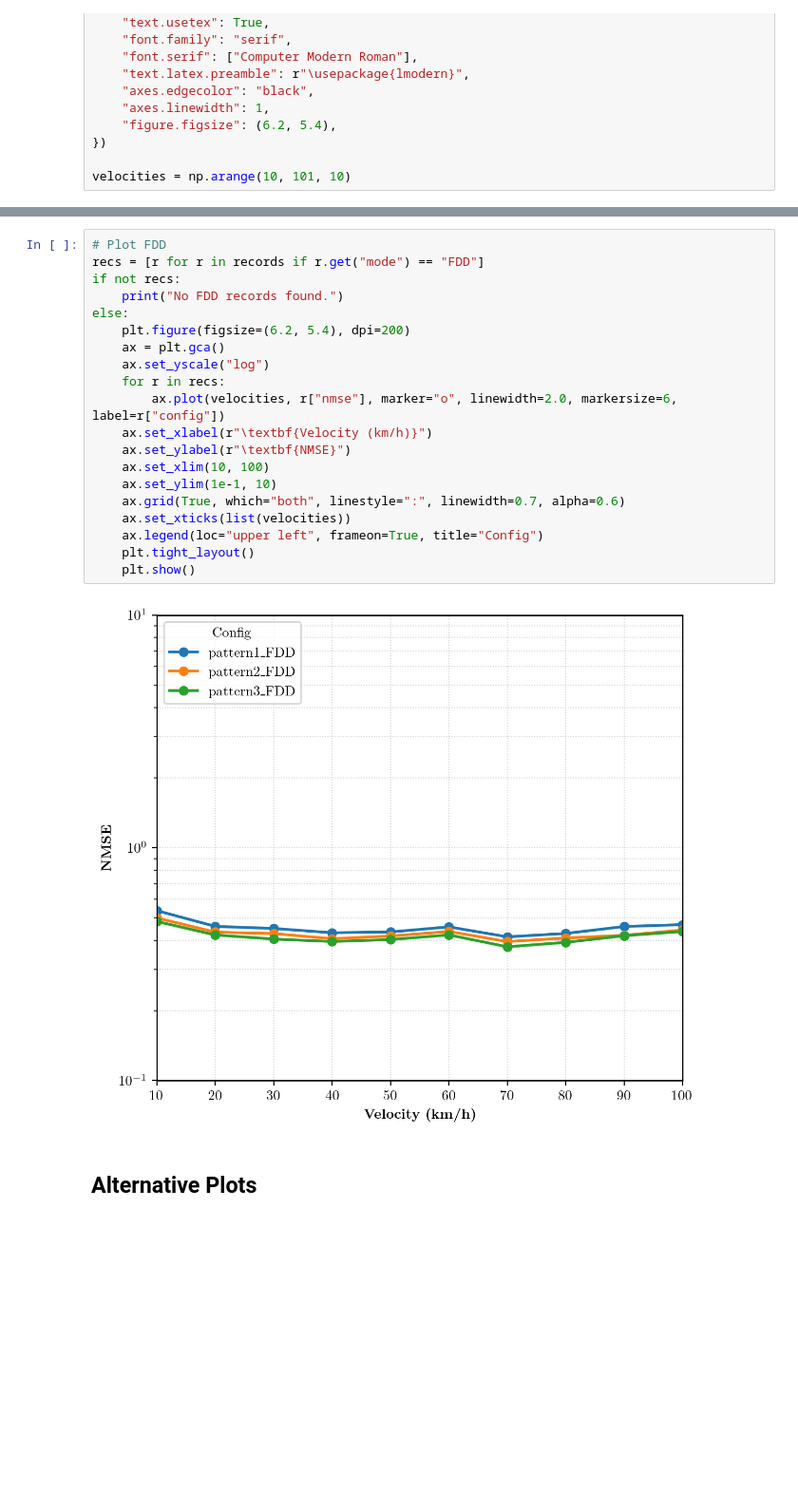
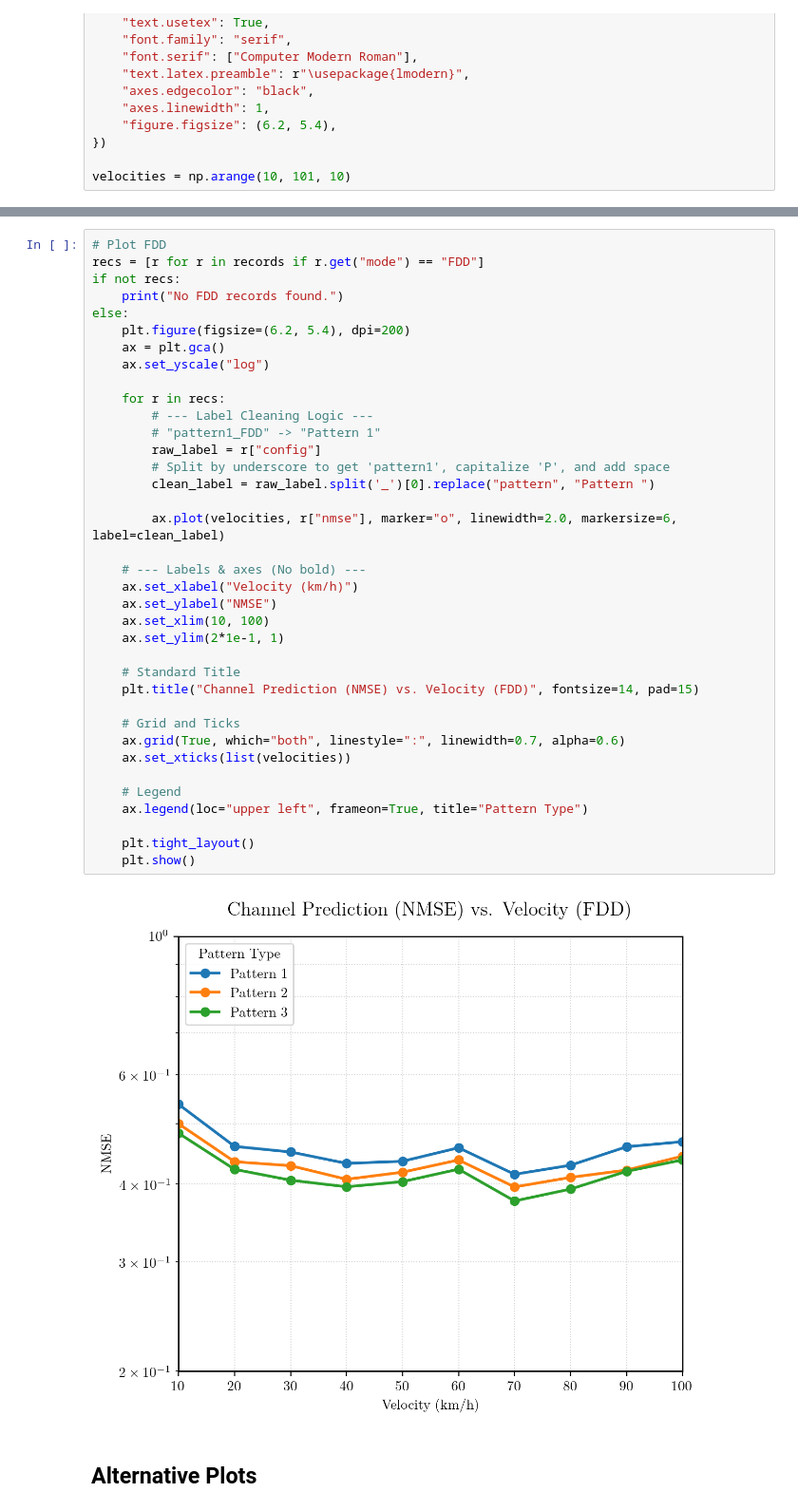
Before and after one commit to aladinD/MambaCSP, a Jupyter notebook: plots_dmrs.ipynb, the cells around one changed output, grey strips where cells are left out. Shown at 95% size. Saved outputs shown, nothing was run; the diff lists cells and outputs as text; blank space fills up the shorter version.

```diff
--- a/plots_dmrs.ipynb
+++ b/plots_dmrs.ipynb
@@ -91,25 +107,42 @@ else:
 # %%
 # Plot FDD
 recs = [r for r in records if r.get("mode") == "FDD"]
 if not recs:
     print("No FDD records found.")
 else:
     plt.figure(figsize=(6.2, 5.4), dpi=200)
     ax = plt.gca()
     ax.set_yscale("log")
+
     for r in recs:
-        ax.plot(velocities, r["nmse"], marker="o", linewidth=2.0, markersize=6, label=r["config"])
-    ax.set_xlabel(r"\textbf{Velocity (km/h)}")
-    ax.set_ylabel(r"\textbf{NMSE}")
+        # --- Label Cleaning Logic ---
+        # "pattern1_FDD" -> "Pattern 1"
+        raw_label = r["config"]
+        # Split by underscore to get 'pattern1', capitalize 'P', and add space
+        clean_label = raw_label.split('_')[0].replace("pattern", "Pattern ")
+
+        ax.plot(velocities, r["nmse"], marker="o", linewidth=2.0, markersize=6, label=clean_label)
+
+    # --- Labels & axes (No bold) ---
+    ax.set_xlabel("Velocity (km/h)")
+    ax.set_ylabel("NMSE")
     ax.set_xlim(10, 100)
-    ax.set_ylim(1e-1, 10)
+    ax.set_ylim(2*1e-1, 1)
+
+    # Standard Title
+    plt.title("Channel Prediction (NMSE) vs. Velocity (FDD)", fontsize=14, pad=15)
+
+    # Grid and Ticks
     ax.grid(True, which="both", linestyle=":", linewidth=0.7, alpha=0.6)
     ax.set_xticks(list(velocities))
-    ax.legend(loc="upper left", frameon=True, title="Config")
+
+    # Legend
+    ax.legend(loc="upper left", frameon=True, title="Pattern Type")
+
     plt.tight_layout()
     plt.show()
 # %% [output]
-[figure, old version]
+[figure, new version]
 # %% [markdown]
 ## Alternative Plots
 # %%
```
Also changed, not shown: parts of 1 cell of this notebook, 3 other files.
